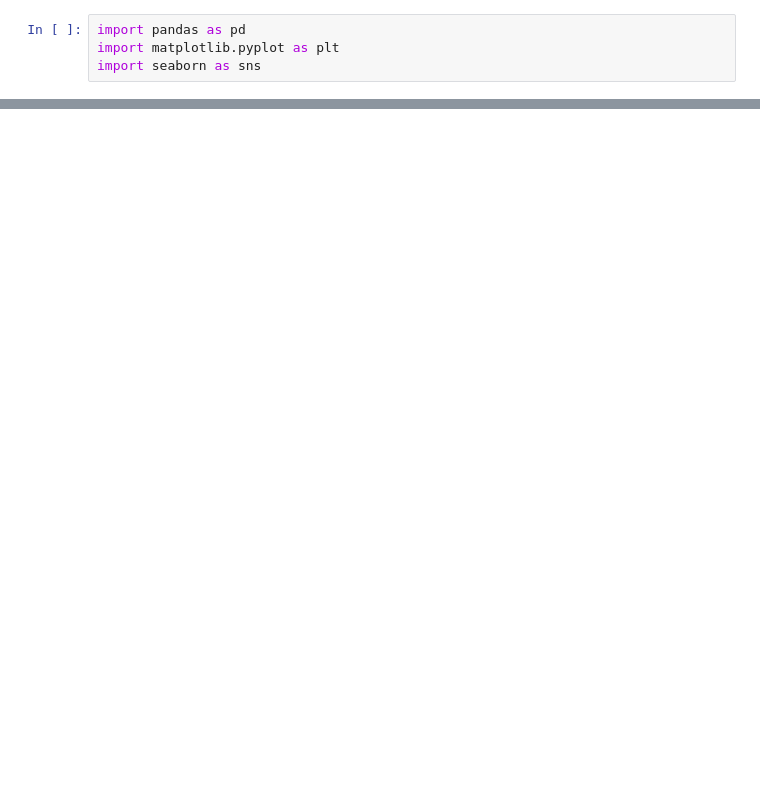
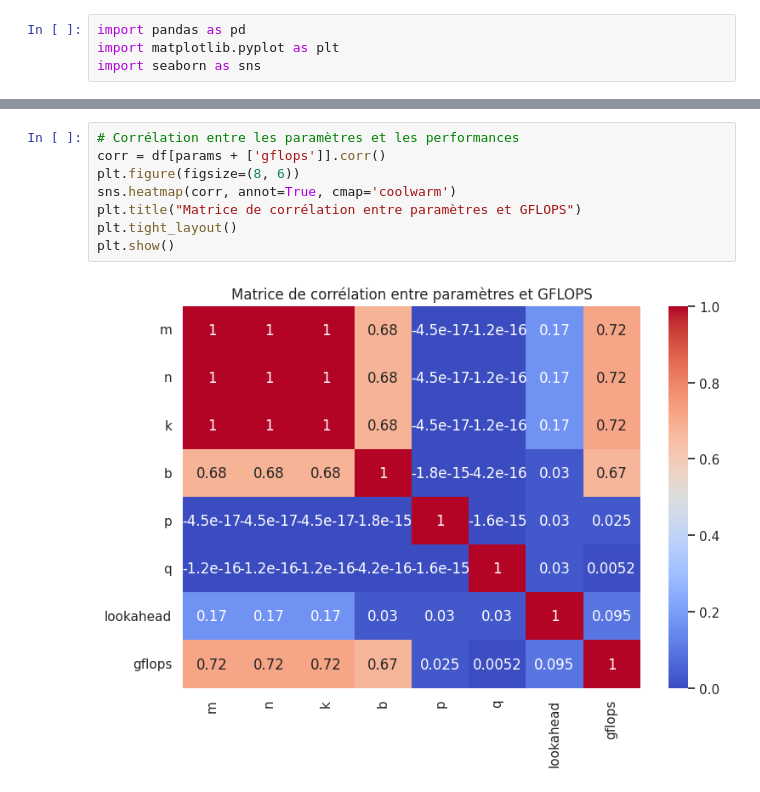
Before and after one commit to InesBesbes/MPI_HPC, a Jupyter notebook: plot_benchmark.ipynb, the cells around one changed output, grey strips where cells are left out. Saved outputs shown, nothing was run; the diff lists cells and outputs as text; blank space fills up the shorter version.

```diff
--- a/plot_benchmark.ipynb
+++ b/plot_benchmark.ipynb
@@ -56,0 +91,10 @@ plt.show()
+# %%
+# Corrélation entre les paramètres et les performances
+corr = df[params + ['gflops']].corr()
+plt.figure(figsize=(8, 6))
+sns.heatmap(corr, annot=True, cmap='coolwarm')
+plt.title("Matrice de corrélation entre paramètres et GFLOPS")
+plt.tight_layout()
+plt.show()
+# %% [output]
+[figure, added]
```
Also changed, not shown: parts of 11 cells of this notebook, 29 other files.
